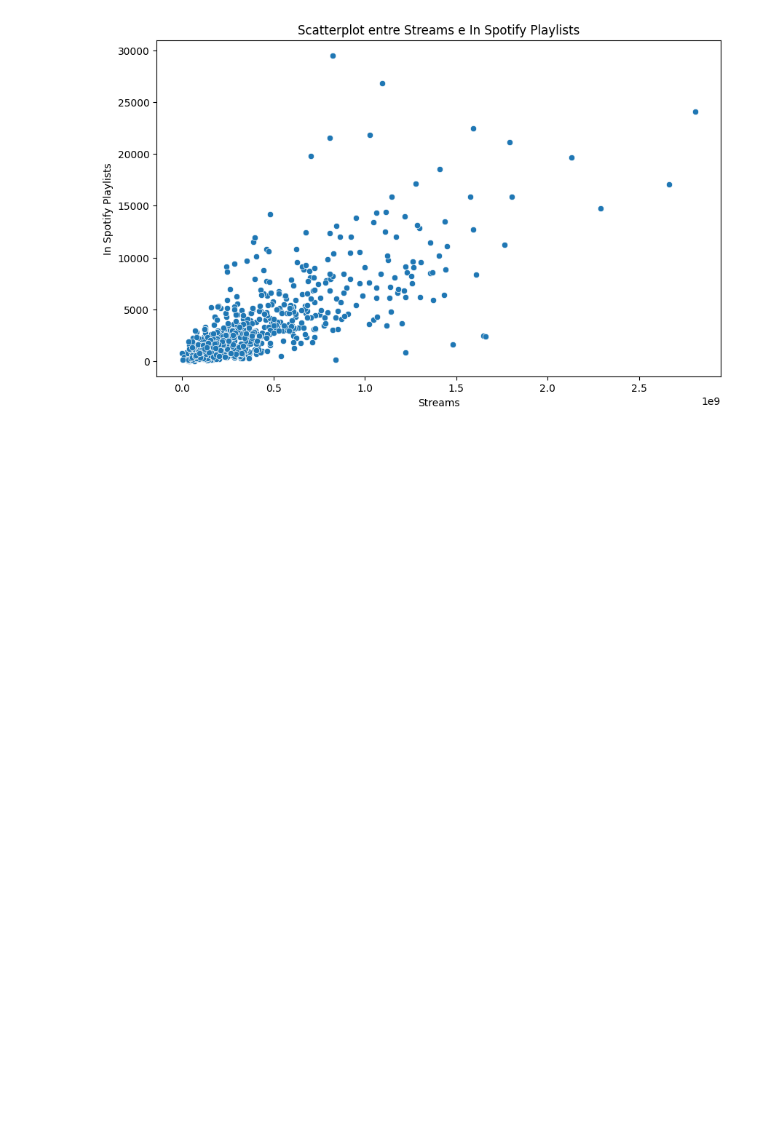
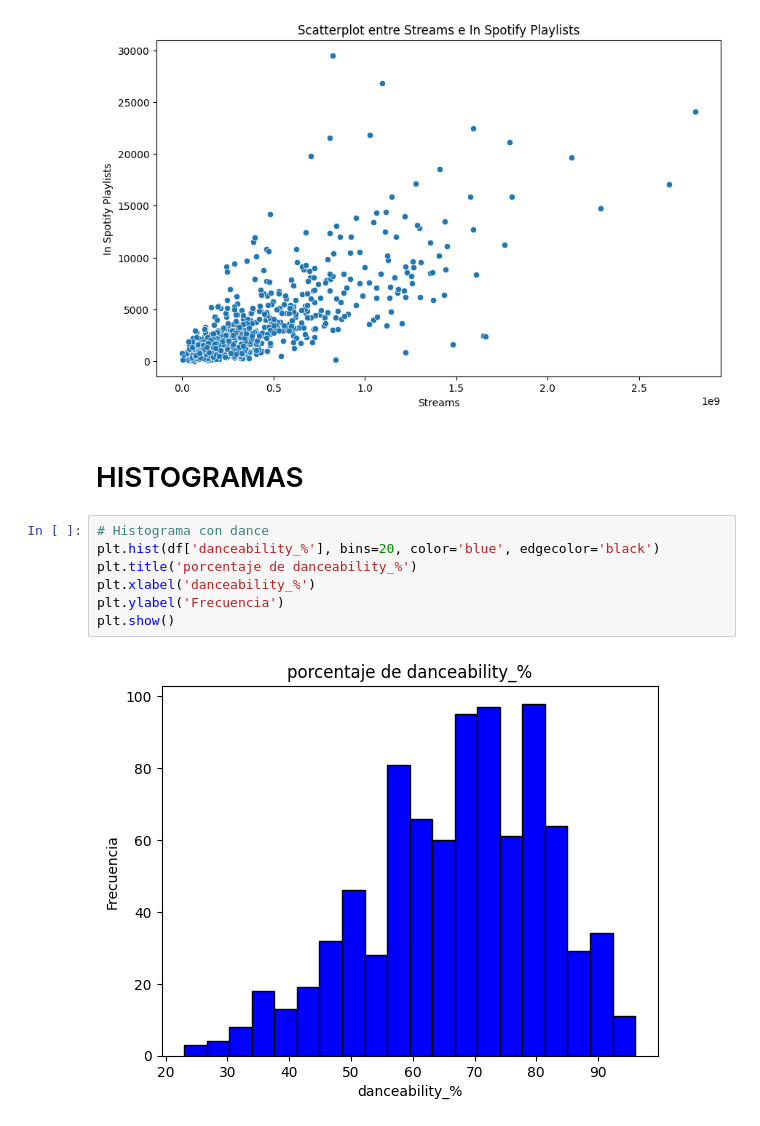
Before and after one commit to hugofmr/estadistica_edem, a Jupyter notebook: trabajo/Hugo.ipynb, the cells around one changed output. Drawn from its saved outputs; the diff is of its cells as text; blank space fills up the shorter version.

```diff
--- a/trabajo/Hugo.ipynb
+++ b/trabajo/Hugo.ipynb
@@ -181,3 +181,14 @@ plt.ylabel('In Spotify Playlists')
 plt.show()
 # %% [output]
 [figure]
+# %% [markdown]
+# HISTOGRAMAS
+# %%
+# Histograma con dance
+plt.hist(df['danceability_%'], bins=20, color='blue', edgecolor='black')
+plt.title('porcentaje de danceability_%')
+plt.xlabel('danceability_%')
+plt.ylabel('Frecuencia')
+plt.show()
+# %% [output]
+[figure, added]
```
Also changed, not shown: parts of 1 cell of this notebook.
